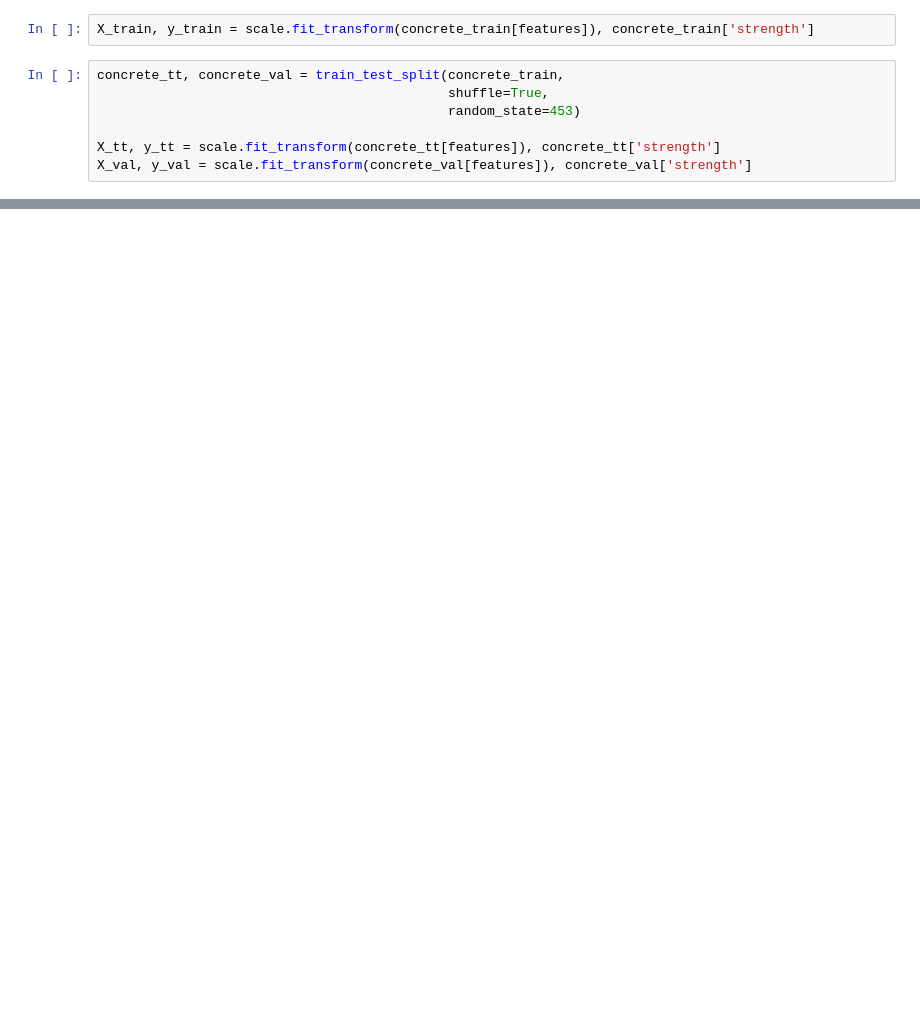
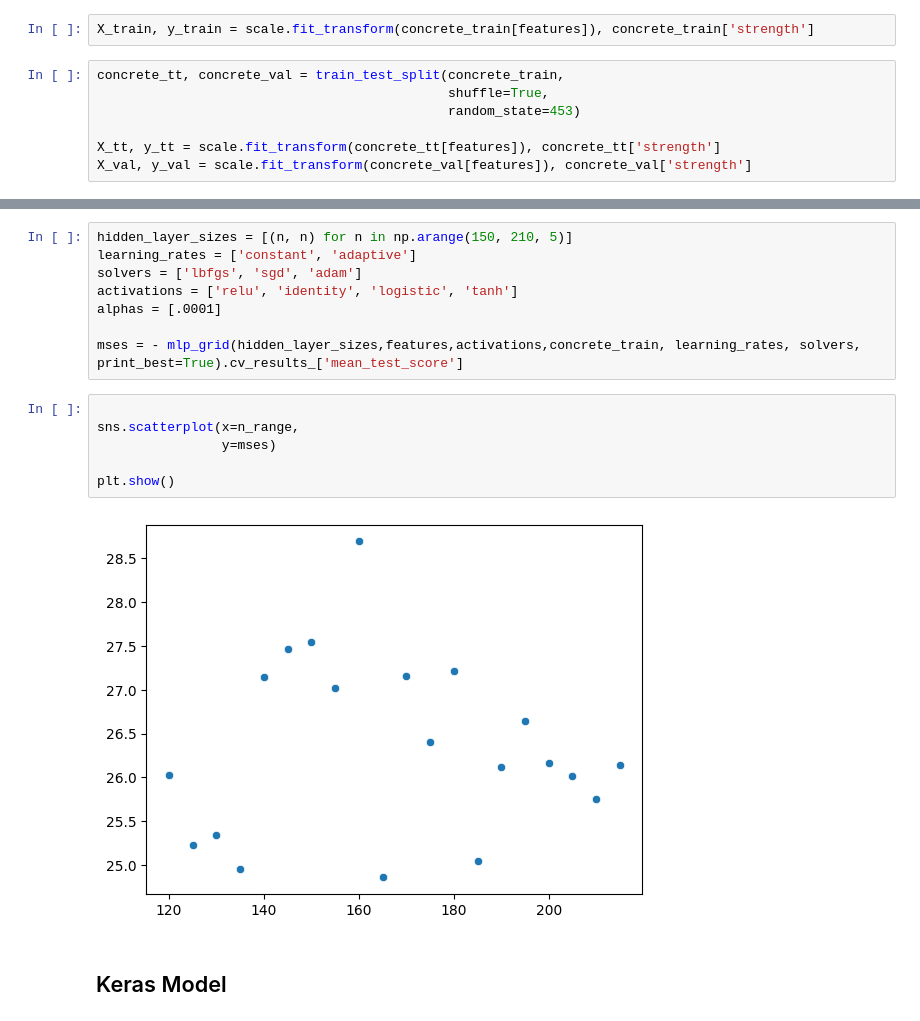
Before and after one commit to genserk/Concrete, a Jupyter notebook: Modeling.ipynb, the cells around one changed output, grey strips where cells are left out. Drawn from its saved outputs; the diff is of its cells as text; blank space fills up the shorter version.

```diff
--- a/Modeling.ipynb
+++ b/Modeling.ipynb
@@ -281 +393,19 @@ model1.compile(optimizer = 'rmsprop',
+# %%
+hidden_layer_sizes = [(n, n) for n in np.arange(150, 210, 5)]
+learning_rates = ['constant', 'adaptive']
+solvers = ['lbfgs', 'sgd', 'adam']
+activations = ['relu', 'identity', 'logistic', 'tanh']
+alphas = [.0001]
+
+mses = - mlp_grid(hidden_layer_sizes,features,activations,concrete_train, learning_rates, solvers, print_best=True).cv_results_['mean_test_score']
+# %%
+
+sns.scatterplot(x=n_range,
+                y=mses)
+
+plt.show()
+# %% [output]
+[figure, added]
+# %% [markdown]
+## Keras Model
 # %%
```
Also changed, not shown: parts of 32 cells of this notebook, 2 other files.
